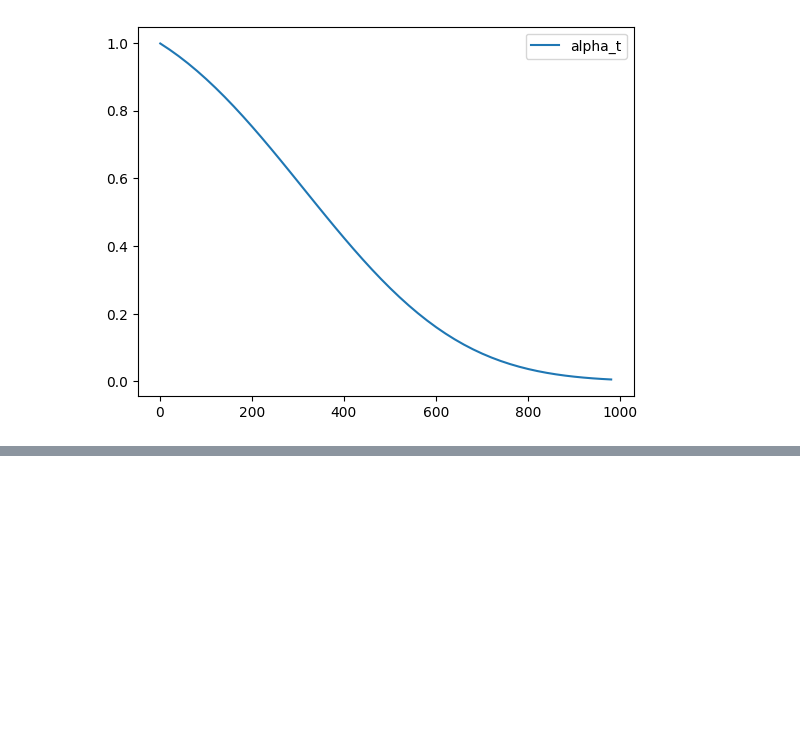
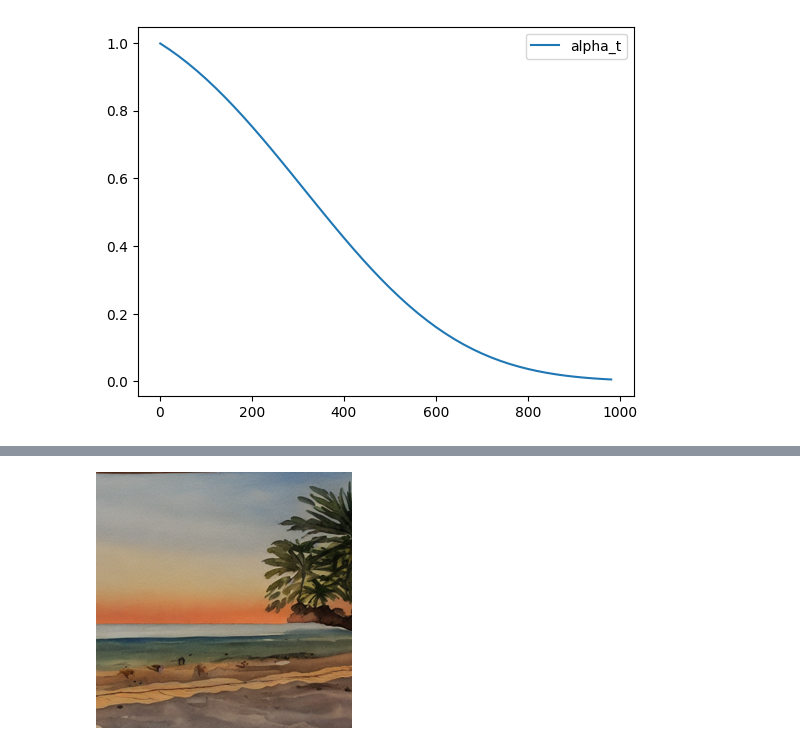
Before and after one commit to matteopilotto/diffusion-models-class, a Jupyter notebook: unit4/01_ddim_inversion_mp.ipynb, the cells around one changed output, grey strips where cells are left out. Saved outputs shown, nothing was run; the diff lists cells and outputs as text; code cells hidden in the pictures; blank space fills up the shorter version.

```diff
--- a/unit4/01_ddim_inversion_mp.ipynb
+++ b/unit4/01_ddim_inversion_mp.ipynb
@@ -203,0 +198,10 @@ list(reversed(range(1, 999, 33)))[1:]
+# %%
+sample(
+    prompt='Watercolor painting of a beach sunset',
+    negative_prompt=negative_prompt,
+    num_inference_steps=50,
+    deterministic=True,
+    seed=42
+)[0].resize((256, 256))
+# %% [output]
+[figure, added]
```
Also changed, not shown: parts of 10 cells of this notebook.
